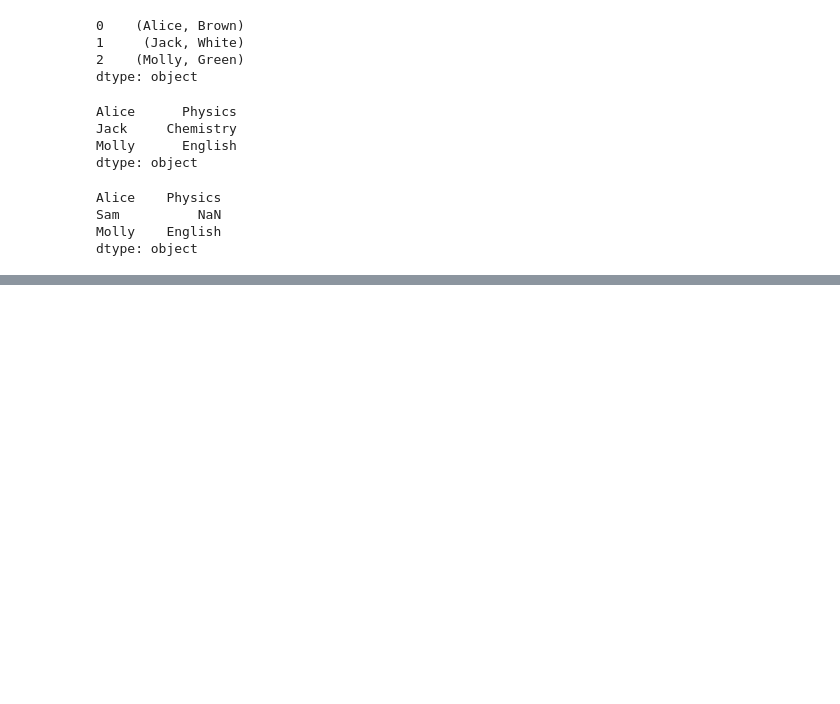
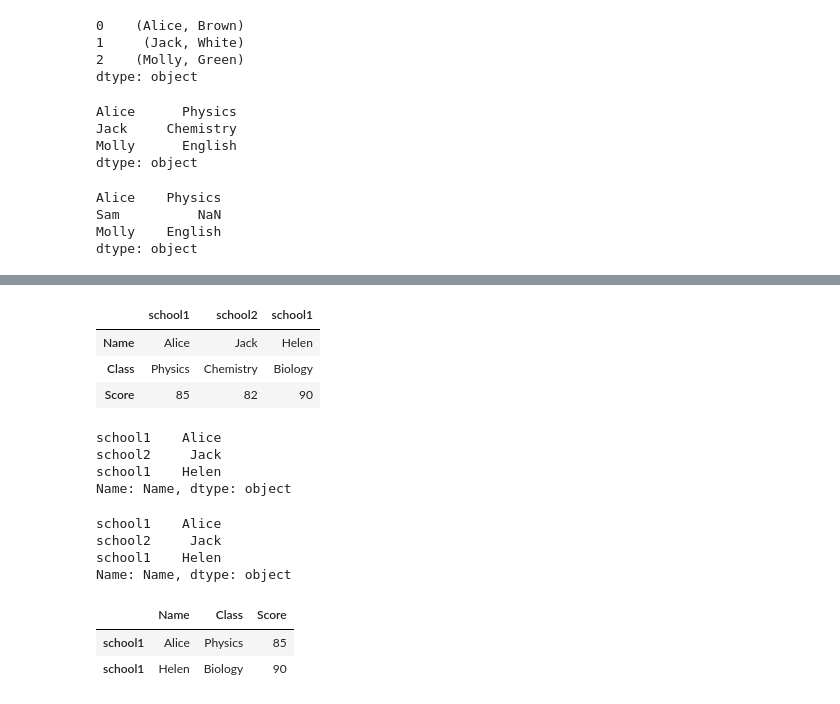
Before and after one commit to mrioshe/AppliedDataScienceWithPython, a Jupyter notebook: IntroductionToDataScienceInPython/week1_fundamentalsOfDataManipulationWithPython/week1_fundamentalsOfDataManipulation2.ipynb, the cells around one changed output, grey strips where cells are left out. Cells and saved outputs as stored; diff of their text form; code cells hidden in the pictures; blank space fills up the shorter version.

```diff
--- a/IntroductionToDataScienceInPython/week1_fundamentalsOfDataManipulationWithPython/week1_fundamentalsOfDataManipulation2.ipynb
+++ b/IntroductionToDataScienceInPython/week1_fundamentalsOfDataManipulationWithPython/week1_fundamentalsOfDataManipulation2.ipynb
@@ -1260,0 +1520,3 @@ dtype: object
+# %%
+students=[{'Name':'Alice','Class':'Physics','Score':85},{'Name':'Jack','Class':'Chemistry','Score':82},{'Name':'Helen','Class':'Biology','Score':90}]
+df=pd.DataFrame(students,index=['school1','school2','school1'])
@@ -1260,0 +1553,27 @@ dtype: object
+# %%
+df.T
+# %% [output]
+|  | school1 | school2 | school1 |
+| Name | Alice | Jack | Helen |
+| Class | Physics | Chemistry | Biology |
+| Score | 85 | 82 | 90 |
+# %%
+df.T.loc['Name']
+# %% [output]
+school1    Alice
+school2     Jack
+school1    Helen
+Name: Name, dtype: object
+# %%
+df['Name']
+# %% [output]
+school1    Alice
+school2     Jack
+school1    Helen
+Name: Name, dtype: object
+# %%
+df.loc['school1']
+# %% [output]
+|  | Name | Class | Score |
+| school1 | Alice | Physics | 85 |
+| school1 | Helen | Biology | 90 |
```
Also changed, not shown: parts of 39 cells of this notebook.
